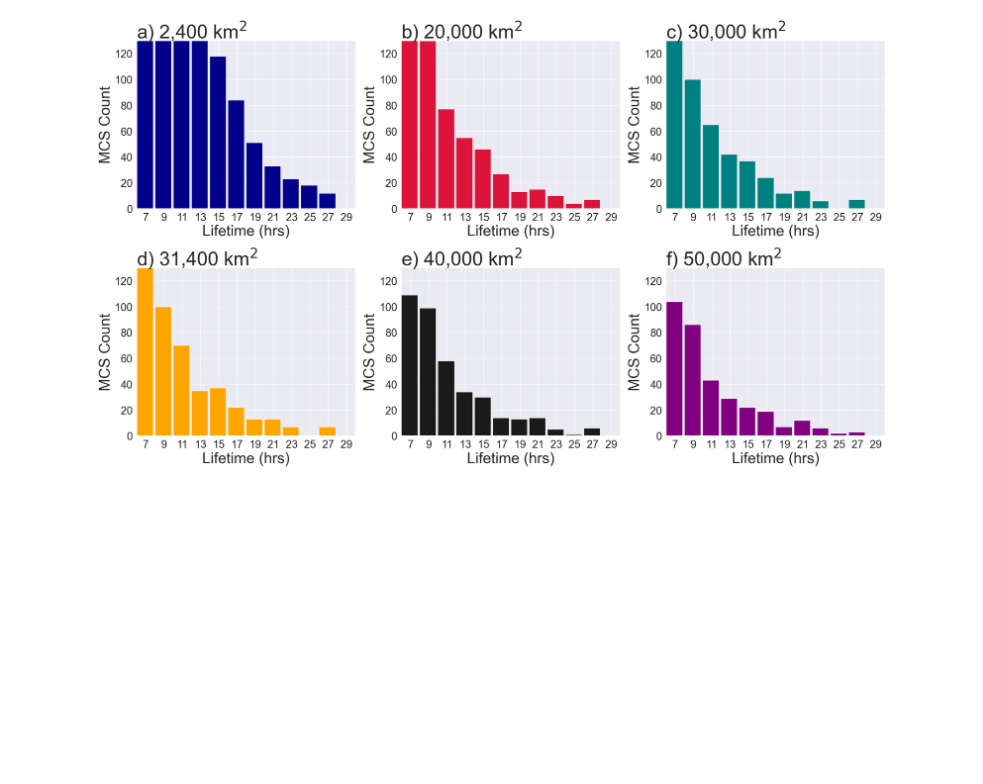
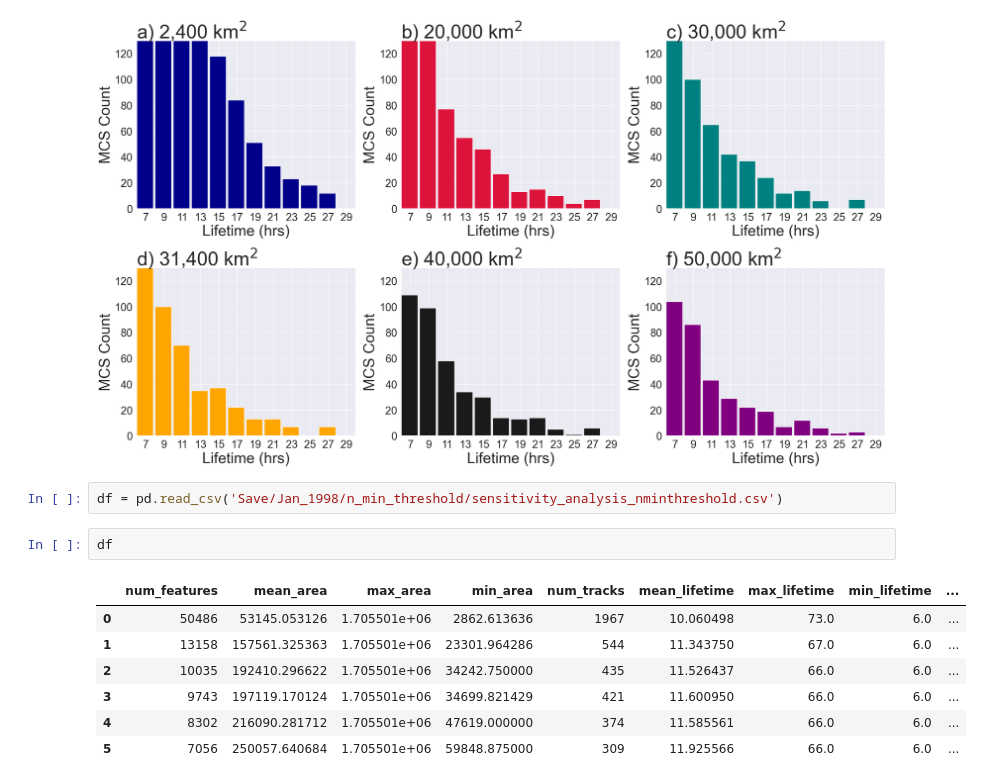
Before and after one commit to harrietgilmour/tobac_sensitivity, a Jupyter notebook: analysis_nminthreshold.ipynb, the cells around one changed output. Drawn from its saved outputs; the diff is of its cells as text; blank space fills up the shorter version.

```diff
--- a/analysis_nminthreshold.ipynb
+++ b/analysis_nminthreshold.ipynb
@@ -707,3 +707,15 @@ plt.tight_layout()
 plt.savefig('Plot/Jan_2005/nminthreshold/lifetime_hist_nmin_thresholds_Jan1998.png')
 # %% [output]
 [figure]
+# %%
+df = pd.read_csv('Save/Jan_1998/n_min_threshold/sensitivity_analysis_nminthreshold.csv')
+# %%
+df
+# %% [output]
+|  | num_features | mean_area | max_area | min_area | num_tracks | mean_lifetime | max_lifetime | min_lifetime | ... |
+| 0 | 50486 | 53145.053126 | 1.705501e+06 | 2862.613636 | 1967 | 10.060498 | 73.0 | 6.0 | ... |
+| 1 | 13158 | 157561.325363 | 1.705501e+06 | 23301.964286 | 544 | 11.343750 | 67.0 | 6.0 | ... |
+| 2 | 10035 | 192410.296622 | 1.705501e+06 | 34242.750000 | 435 | 11.526437 | 66.0 | 6.0 | ... |
+| 3 | 9743 | 197119.170124 | 1.705501e+06 | 34699.821429 | 421 | 11.600950 | 66.0 | 6.0 | ... |
+| 4 | 8302 | 216090.281712 | 1.705501e+06 | 47619.000000 | 374 | 11.585561 | 66.0 | 6.0 | ... |
+| 5 | 7056 | 250057.640684 | 1.705501e+06 | 59848.875000 | 309 | 11.925566 | 66.0 | 6.0 | ... |
```
Also changed, not shown: 4 other files.
